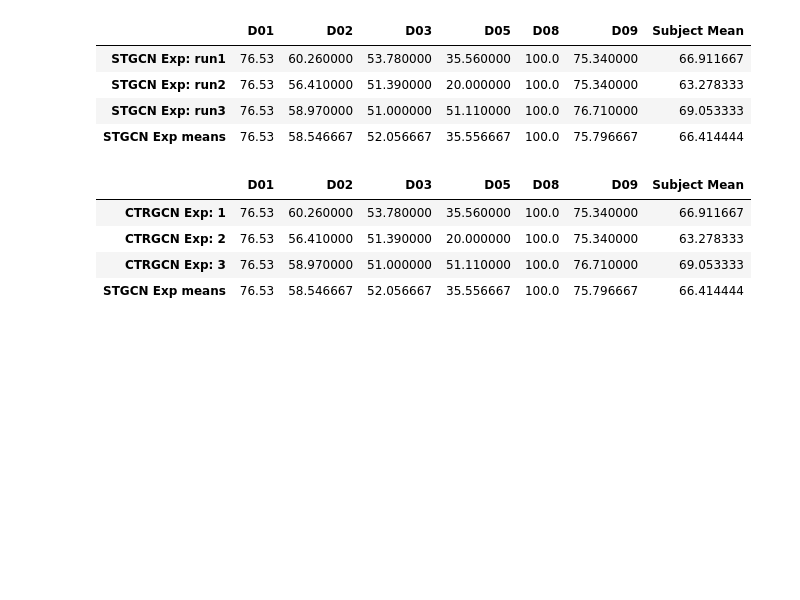
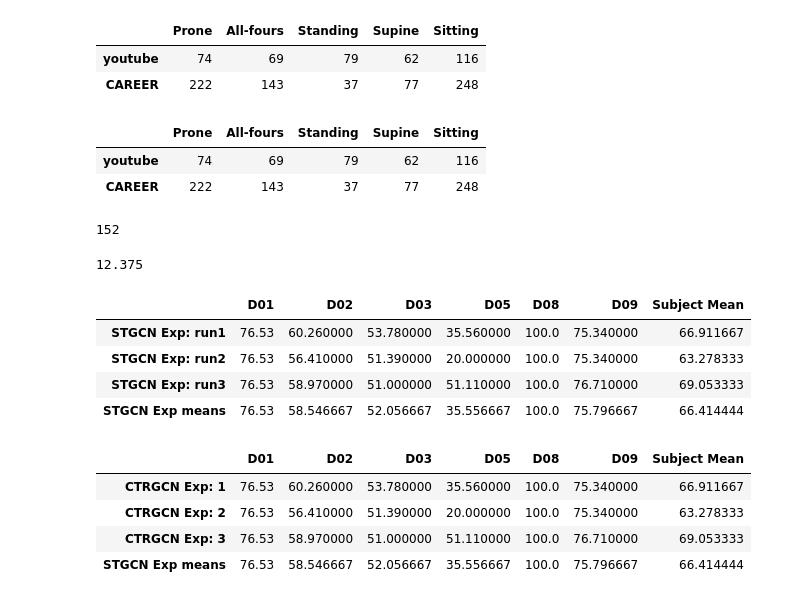
Before and after one commit to ostadabbas/Infant-Action-Recognition-with-DMD, a Jupyter notebook: CAREER_one_out_experiments.ipynb, the cells around one changed output. Cells and saved outputs as stored; diff of their text form; code cells hidden in the pictures; blank space fills up the shorter version.

```diff
--- a/CAREER_one_out_experiments.ipynb
+++ b/CAREER_one_out_experiments.ipynb
@@ -7,5 +7,5 @@ import os
 import pandas as pd
 # %%
 #load infant dataset
-with open("./Data/new_InfAct_plus_2d.pkl", "rb") as f:
+with open("Data\InfAct_plus\InfAct_plus_2d_yolo.pkl", "rb") as f:
     ds = pickle.load(f)
@@ -34,3 +43,37 @@ num_acts_per_sub_dict
+# %%
+num_acts_per_sub = {}
+for anno in ds['annotations']:
+    source = anno['source'].split('_')[0]
+    pos = anno['pos_label']
+    if source not in num_acts_per_sub.keys():
+        num_acts_per_sub[source] = {}
+    if pos not in num_acts_per_sub[source].keys():
+        num_acts_per_sub[source][pos] = 1
+    else:
+        num_acts_per_sub[source][pos]+=1
+
+num_acts_per_sub_dict = pd.DataFrame.from_dict(num_acts_per_sub)
+num_acts_per_sub_dict.fillna(0, inplace=True)
+b = num_acts_per_sub_dict.T
+b
+# %% [output]
+|  | Prone | All-fours | Standing | Supine | Sitting |
+| youtube | 74 | 69 | 79 | 62 | 116 |
+| CAREER | 222 | 143 | 37 | 77 | 248 |
+# %%
+b
+# %% [output]
+|  | Prone | All-fours | Standing | Supine | Sitting |
+| youtube | 74 | 69 | 79 | 62 | 116 |
+| CAREER | 222 | 143 | 37 | 77 | 248 |
+# %%
+1127-975
+# %% [output]
+152
+# %%
+198.0/16
+# %% [output]
+12.375
 # %%
 get_source = lambda x: x['source']
 get_frame_dirs = lambda x: x['frame_dir']
```
Also changed, not shown: parts of 3 cells of this notebook, 9 other files.
